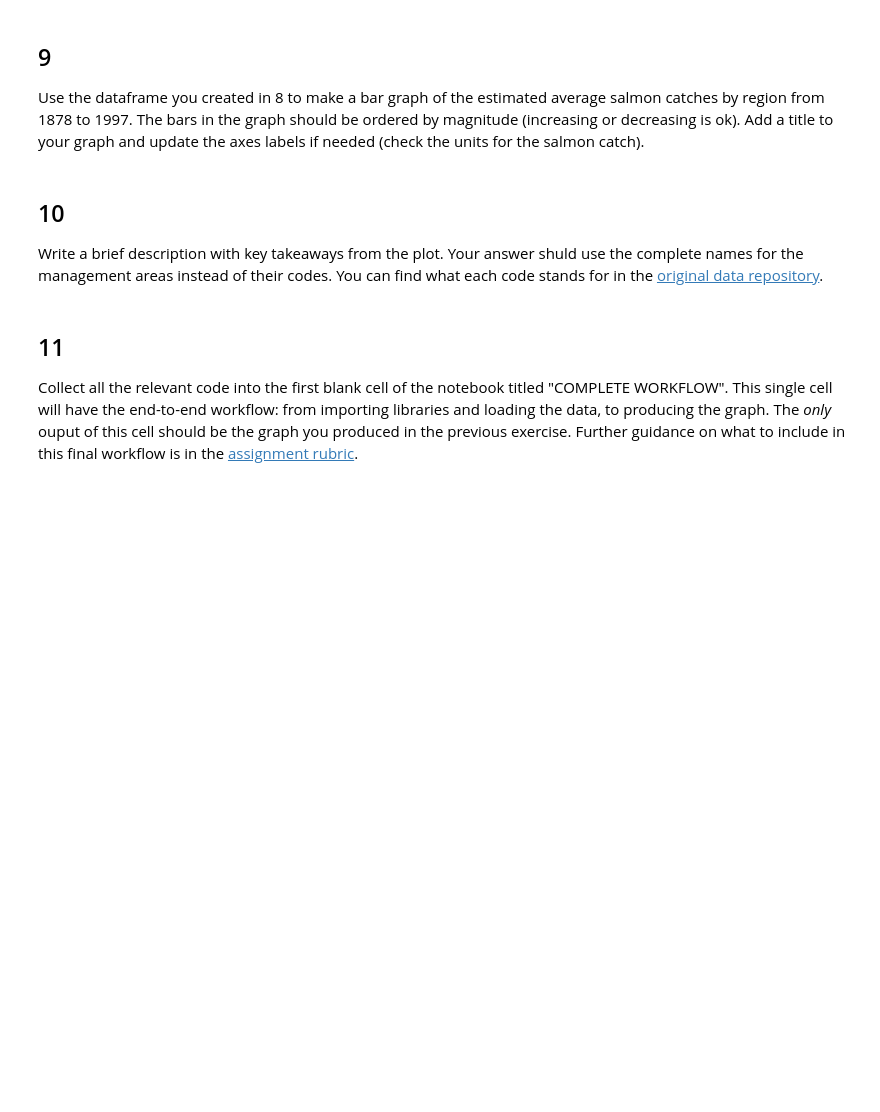
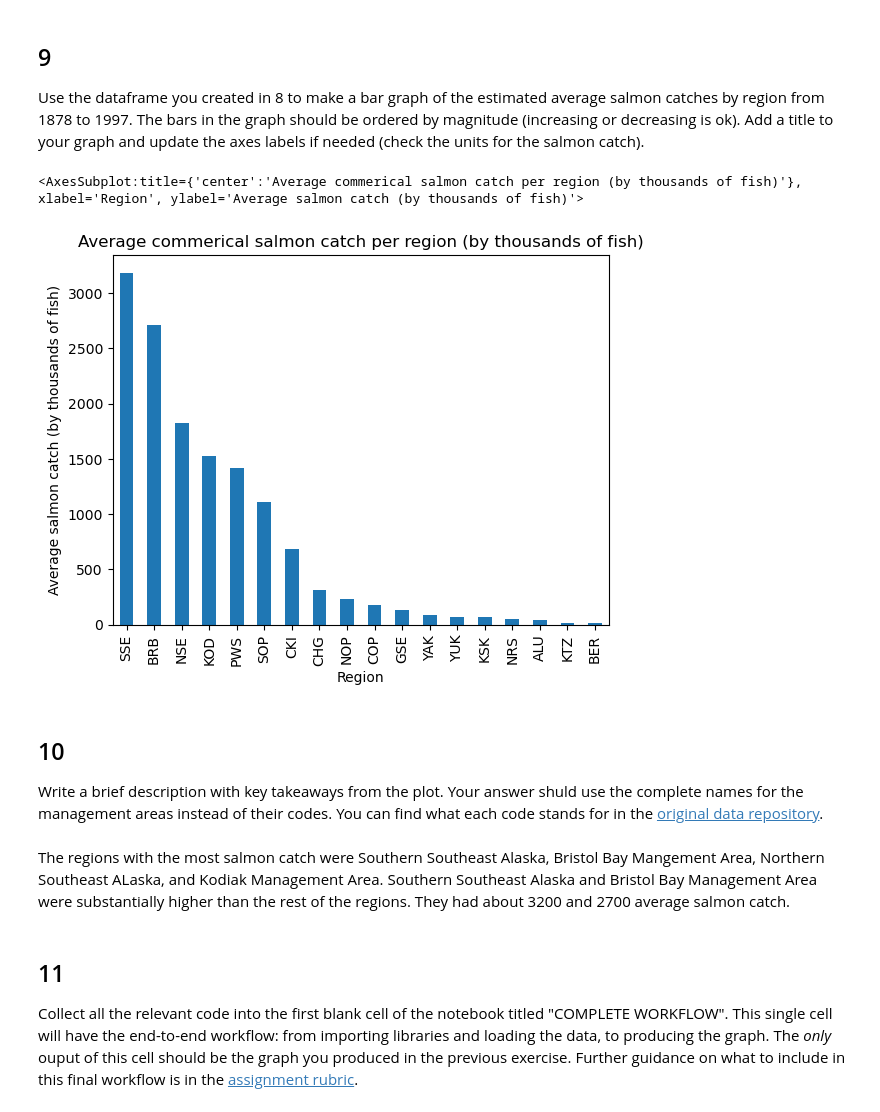
Before and after one commit to tommats00/eds220-hwk2, a Jupyter notebook: hwk2-task2-salmon.ipynb, the cells around one changed output. Cells and saved outputs as stored; diff of their text form; code cells hidden in the pictures; blank space fills up the shorter version.

```diff
--- a/hwk2-task2-salmon.ipynb
+++ b/hwk2-task2-salmon.ipynb
@@ -239,6 +305,14 @@ avg_region
 ## 9
 
 Use the dataframe you created in 8 to make a bar graph of the estimated average salmon catches by region from 1878 to 1997. The bars in the graph should be ordered by magnitude (increasing or decreasing is ok). Add a title  to your graph and update the axes labels if needed (check the units for the salmon catch).
+# %%
+avg_region.plot(kind = 'bar',
+               xlabel= 'Region',
+               ylabel= 'Average salmon catch (by thousands of fish)',
+               title = 'Average commerical salmon catch per region (by thousands of fish)')
+# %% [output]
+<AxesSubplot:title={'center':'Average commerical salmon catch per region (by thousands of fish)'}, xlabel='Region', ylabel='Average salmon catch (by thousands of fish)'>
+[figure, added]
 # %% [markdown]
 <!-- END QUESTION -->
 
@@ -247,6 +321,8 @@ Use the dataframe you created in 8 to make a bar graph of the estimated average
 ## 10
 
 Write a brief description with key takeaways from the plot. Your answer shuld use the complete names for the management areas instead of their codes. You can find what each code stands for in the [original data repository](https://knb.ecoinformatics.org/view/df35b.304.2#df35b.303.1).
+# %% [markdown]
+The regions with the most salmon catch were Southern Southeast Alaska, Bristol Bay Mangement Area, Northern Southeast ALaska, and Kodiak Management Area. Southern Southeast Alaska and Bristol Bay Management Area were substantially higher than the rest of the regions. They had about 3200 and 2700 average salmon catch.
 # %% [markdown]
 ## 11
 
```
Also changed, not shown: parts of 6 cells of this notebook.
